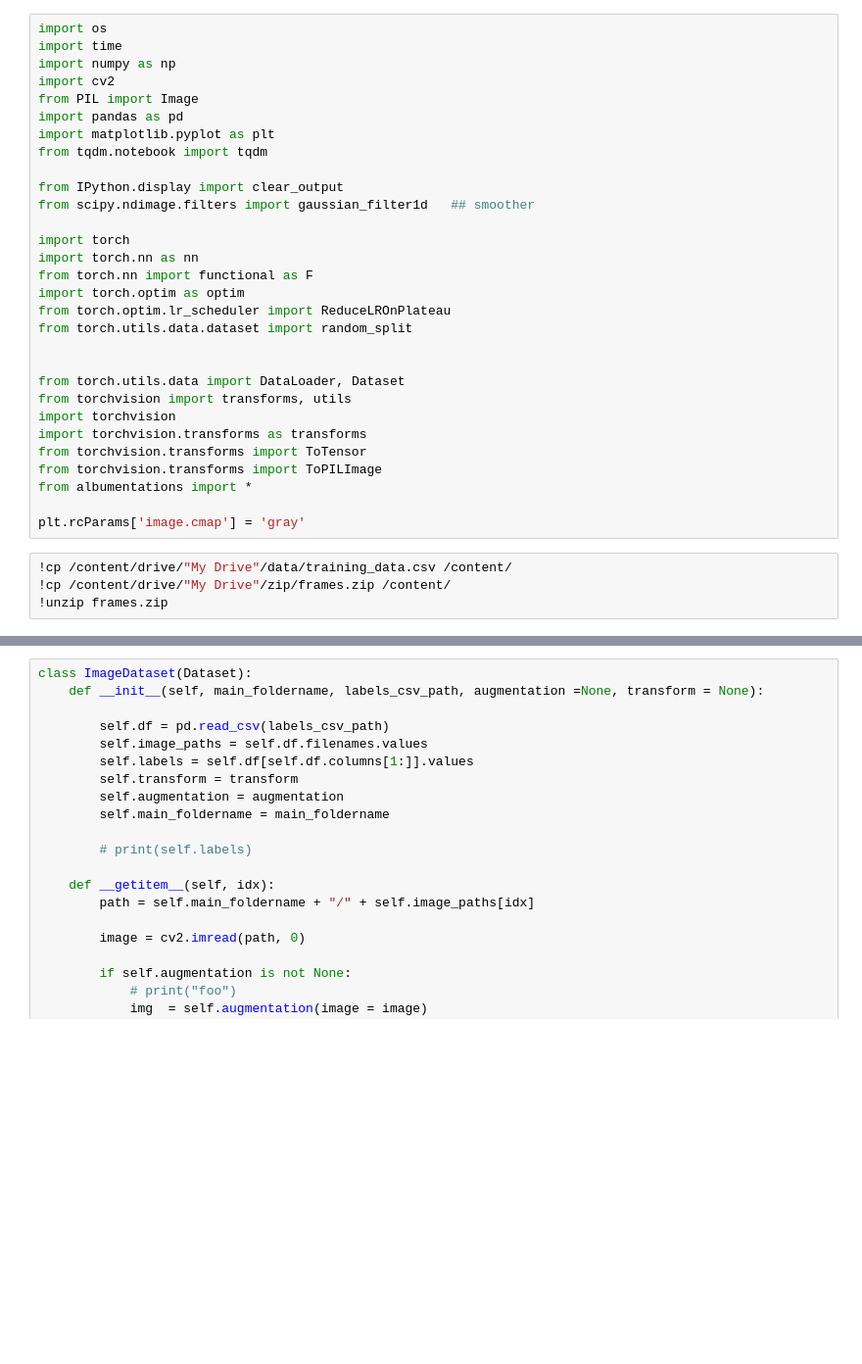
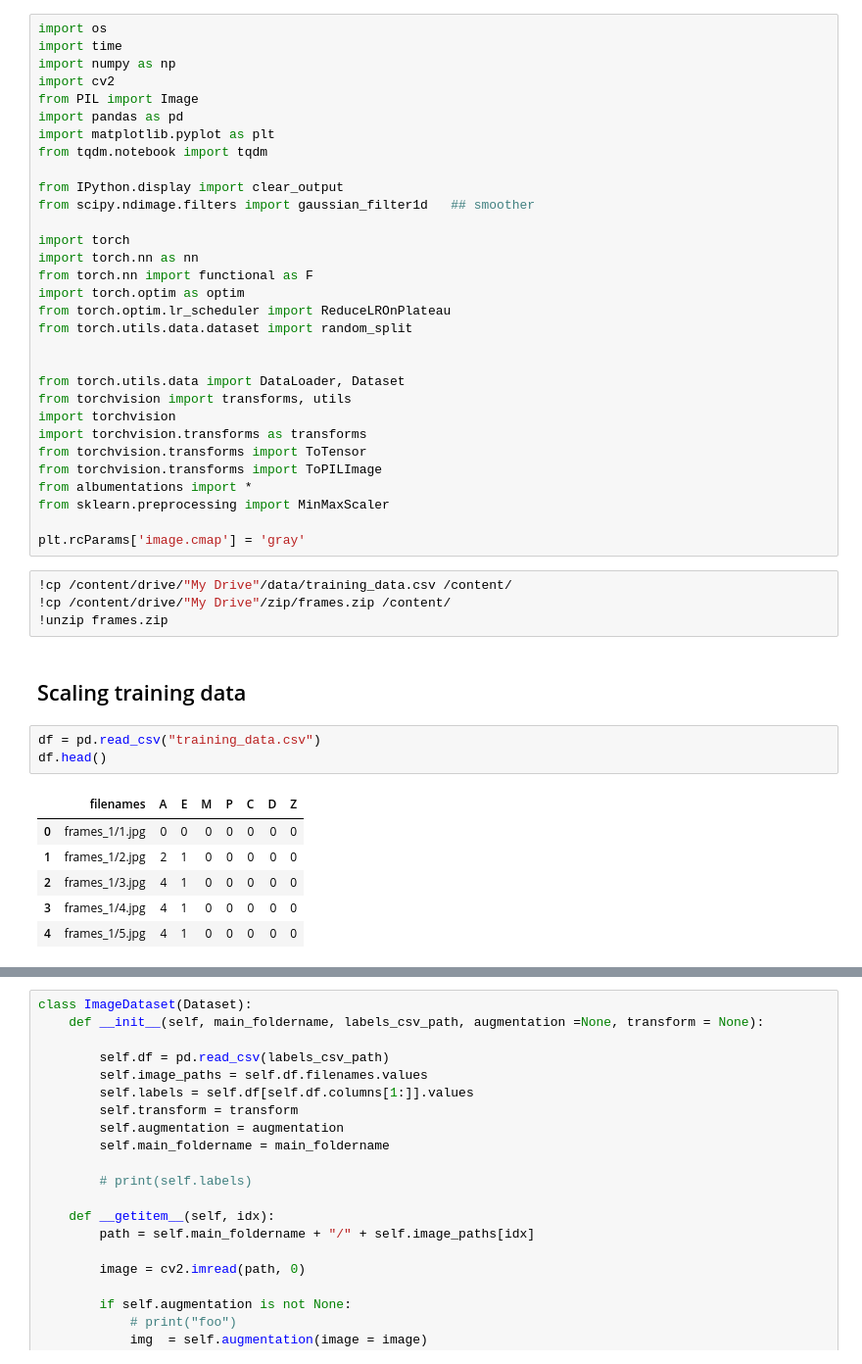
Before and after one commit to devoworm/GSoC-2020, a Jupyter notebook: Pre-trained Models (DevLearning)/notebooks/embryo_analysis/video_analysis/estimate_cell_family_population.ipynb, the cells around one changed output, grey strips where cells are left out. Shown at 98% size. Saved outputs shown, nothing was run; the diff lists cells and outputs as text; blank space fills up the shorter version.

```diff
--- a/Pre-trained Models (DevLearning)/notebooks/embryo_analysis/video_analysis/estimate_cell_family_population.ipynb
+++ b/Pre-trained Models (DevLearning)/notebooks/embryo_analysis/video_analysis/estimate_cell_family_population.ipynb
@@ -26,9 +26,22 @@ import torchvision.transforms as transforms
 from torchvision.transforms import ToTensor
 from torchvision.transforms import ToPILImage
 from albumentations import *
+from sklearn.preprocessing import MinMaxScaler
 
 plt.rcParams['image.cmap'] = 'gray'
 # %%
 !cp /content/drive/"My Drive"/data/training_data.csv /content/
 !cp /content/drive/"My Drive"/zip/frames.zip /content/
 !unzip frames.zip
+# %% [markdown]
+## Scaling training data
+# %%
+df = pd.read_csv("training_data.csv")
+df.head()
+# %% [output]
+|  | filenames | A | E | M | P | C | D | Z |
+| 0 | frames_1/1.jpg | 0 | 0 | 0 | 0 | 0 | 0 | 0 |
+| 1 | frames_1/2.jpg | 2 | 1 | 0 | 0 | 0 | 0 | 0 |
+| 2 | frames_1/3.jpg | 4 | 1 | 0 | 0 | 0 | 0 | 0 |
+| 3 | frames_1/4.jpg | 4 | 1 | 0 | 0 | 0 | 0 | 0 |
+| 4 | frames_1/5.jpg | 4 | 1 | 0 | 0 | 0 | 0 | 0 |
```
Also changed, not shown: parts of 10 cells of this notebook.
